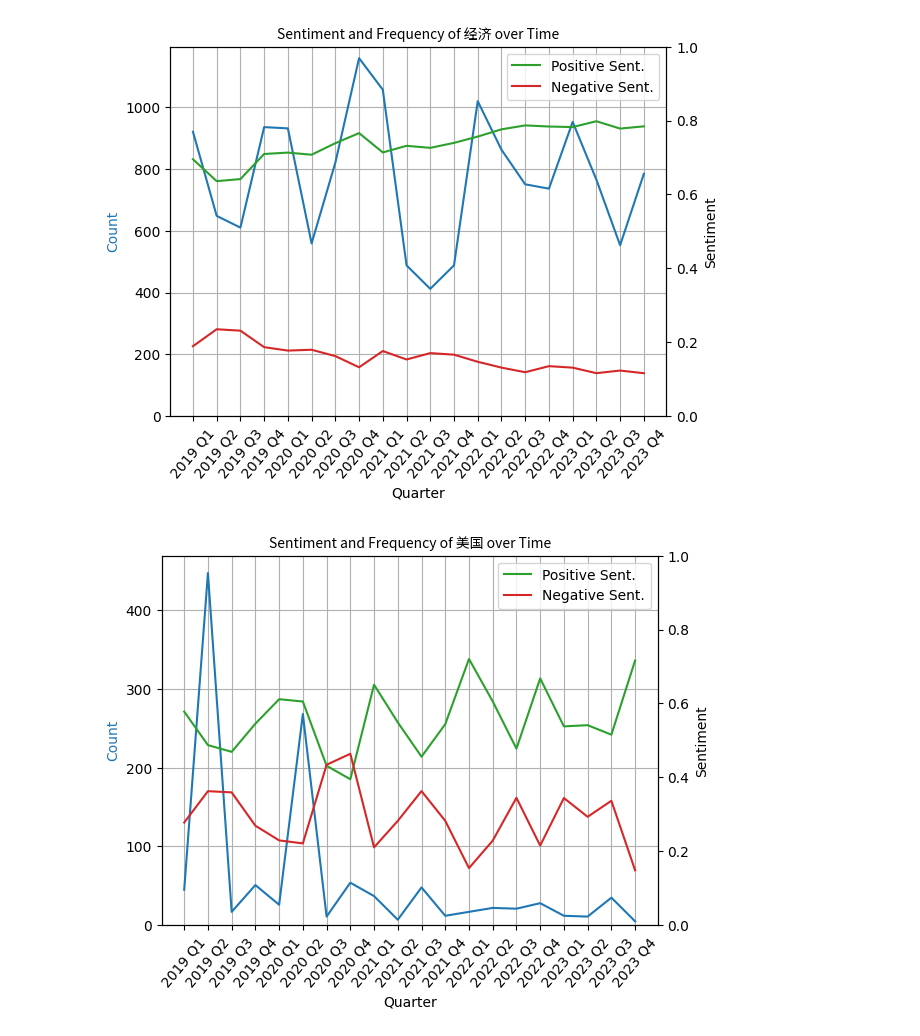
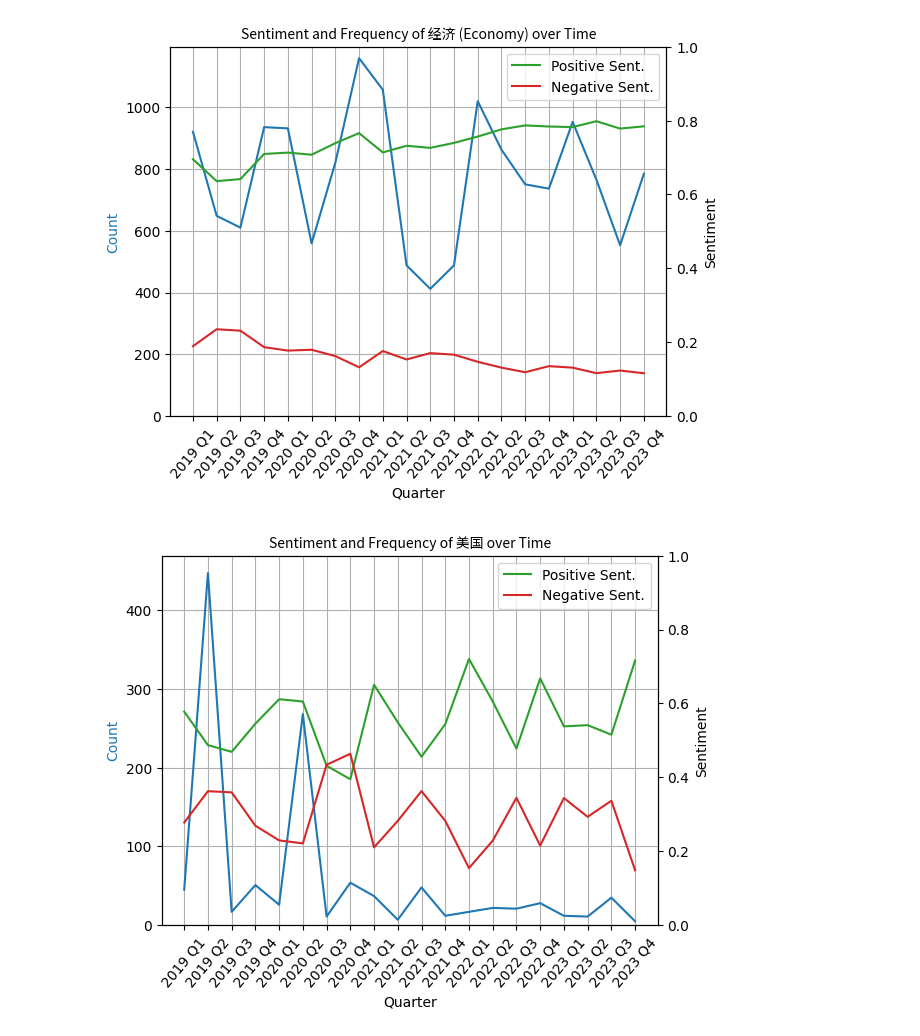
Before and after one commit to calebcsjm/China_Project, a Jupyter notebook: analyze_articles/mixed_analysis.ipynb, the cells around one changed output. Cells and saved outputs as stored; diff of their text form; code cells hidden in the pictures.

```diff
--- a/analyze_articles/mixed_analysis.ipynb
+++ b/analyze_articles/mixed_analysis.ipynb
@@ -16,8 +9,9 @@ import matplotlib.pyplot as plt
 
 fpath = Path(mpl.get_data_path(), "fonts/ttf/NotoSansSC-Regular.ttf")
 
-def plot_count_vs_sentiment(term):
-    """The term in question must already have had a frequency count and sentiment analysis run and stored"""
+def plot_count_vs_sentiment(term, translation):
+    """The term in question must already have had a frequency count and sentiment analysis run and stored
+    as csv files in the appropriate folders"""
 
     # read in results
     frequency_df = pd.read_csv(f"./frequency_counts/{term}_quarter_counts.csv")
@@ -52,14 +46,14 @@ def plot_count_vs_sentiment(term):
     # common x axis
     ax1.set_xlabel("Quarter")
     ax1.tick_params(axis='x', rotation=50)
-    ax1.set_title(f"Sentiment and Frequency of {term} over Time", font=fpath)
+    ax1.set_title(f"Sentiment and Frequency of {term} ({translation}) over Time", font=fpath)
     ax1.tick_params(axis='x', rotation=50)
     ax1.grid()
     plt.show()
 # %%
-plot_count_vs_sentiment("经济")
+plot_count_vs_sentiment("经济", "Economy")
 # %% [output]
-[figure, old version]
+[figure, new version]
 # %%
 plot_count_vs_sentiment("美国")
 # %% [output]
```
Also changed, not shown: parts of 3 cells of this notebook, 3 other files.
